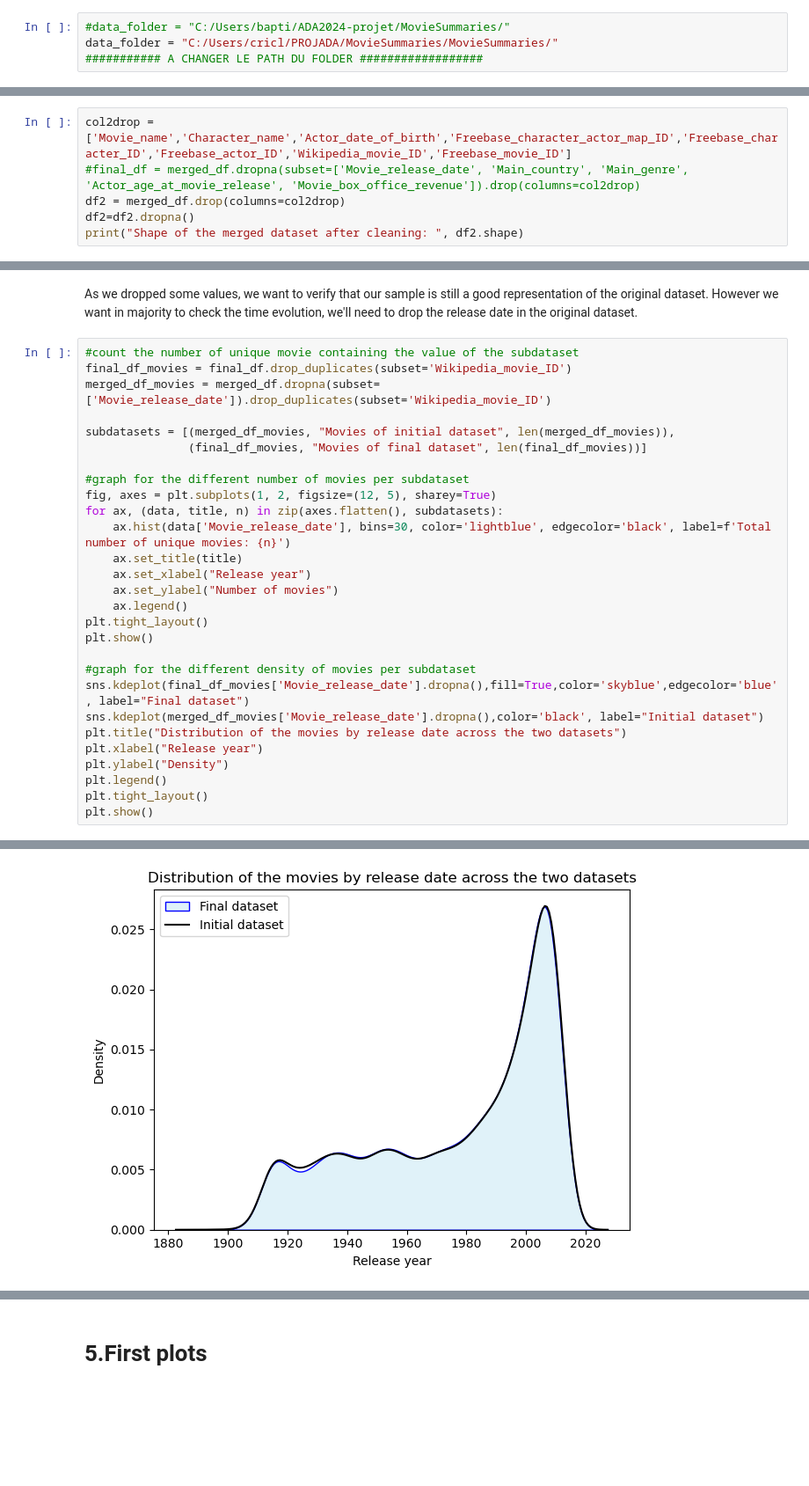
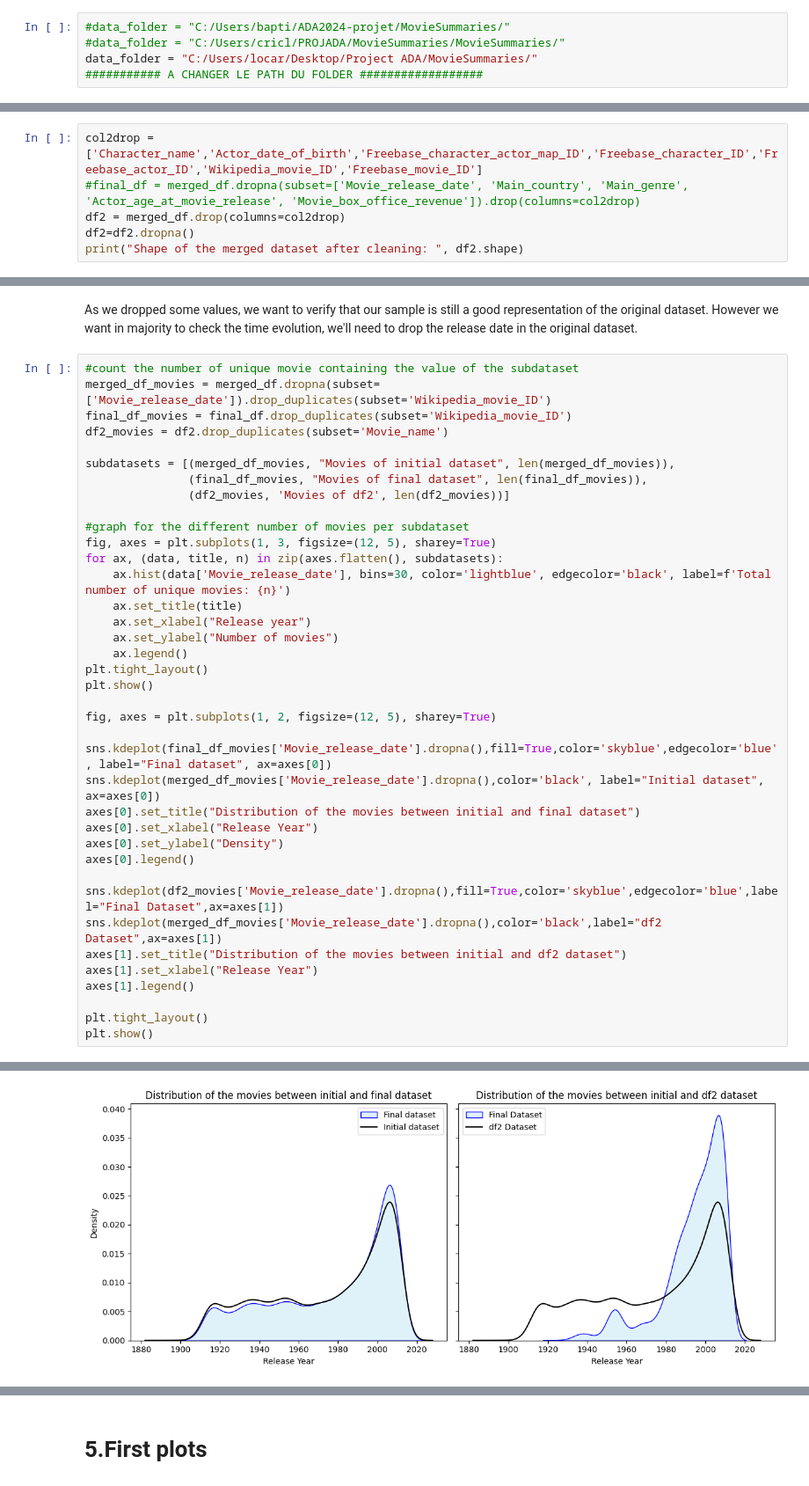
Before and after one commit to epfl-ada/ada-2024-project-ecureuilscosmiques24, a Jupyter notebook: projet_ADA.ipynb, the cells around one changed output, grey strips where cells are left out. Shown at 88% size. Drawn from its saved outputs; the diff is of its cells as text; blank space fills up the shorter version.

Commit message:
added graphs of comparison and changed colors of graphs

```diff
--- a/projet_ADA.ipynb
+++ b/projet_ADA.ipynb
@@ -7,7 +7,8 @@ import seaborn as sns
 import ast
 # %%
 #data_folder = "C:/Users/bapti/ADA2024-projet/MovieSummaries/"
-data_folder = "C:/Users/cricl/PROJADA/MovieSummaries/MovieSummaries/"
+#data_folder = "C:/Users/cricl/PROJADA/MovieSummaries/MovieSummaries/"
+data_folder = "C:/Users/locar/Desktop/Project ADA/MovieSummaries/"
 ########### A CHANGER LE PATH DU FOLDER ##################
 # %%
 try:
@@ -215,7 +216,7 @@ As seen previously, some of our our interest variables have missing values. We w
 - After this reconstruction, if there are any missing genders, they will be replaced by "Unknown"
 - The missing actors' ages will be calculated from their date of birth and the movie release date
 # %%
-col2drop = ['Movie_name','Character_name','Actor_date_of_birth','Freebase_character_actor_map_ID','Freebase_character_ID','Freebase_actor_ID','Wikipedia_movie_ID','Freebase_movie_ID']
+col2drop = ['Character_name','Actor_date_of_birth','Freebase_character_actor_map_ID','Freebase_character_ID','Freebase_actor_ID','Wikipedia_movie_ID','Freebase_movie_ID']
 #final_df = merged_df.dropna(subset=['Movie_release_date', 'Main_country', 'Main_genre', 'Actor_age_at_movie_release', 'Movie_box_office_revenue']).drop(columns=col2drop)
 df2 = merged_df.drop(columns=col2drop)
 df2=df2.dropna()
@@ -366,14 +373,16 @@ final_df.head(3)
 As we dropped some values, we want to verify that our sample is still a good representation of the original dataset. However we want in majority to check the time evolution, we'll need to drop the release date in the original dataset.
 # %%
 #count the number of unique movie containing the value of the subdataset
+merged_df_movies = merged_df.dropna(subset=['Movie_release_date']).drop_duplicates(subset='Wikipedia_movie_ID')
 final_df_movies = final_df.drop_duplicates(subset='Wikipedia_movie_ID')
-merged_df_movies = merged_df.dropna(subset=['Movie_release_date']).drop_duplicates(subset='Wikipedia_movie_ID')
+df2_movies = df2.drop_duplicates(subset='Movie_name')
 
 subdatasets = [(merged_df_movies, "Movies of initial dataset", len(merged_df_movies)),
-               (final_df_movies, "Movies of final dataset", len(final_df_movies))]
+               (final_df_movies, "Movies of final dataset", len(final_df_movies)),
+               (df2_movies, 'Movies of df2', len(df2_movies))]
 
 #graph for the different number of movies per subdataset
-fig, axes = plt.subplots(1, 2, figsize=(12, 5), sharey=True)
+fig, axes = plt.subplots(1, 3, figsize=(12, 5), sharey=True)
 for ax, (data, title, n) in zip(axes.flatten(), subdatasets):
     ax.hist(data['Movie_release_date'], bins=30, color='lightblue', edgecolor='black', label=f'Total number of unique movies: {n}')
     ax.set_title(title)
@@ -383,13 +392,21 @@ for ax, (data, title, n) in zip(axes.flatten(), subdatasets):
 plt.tight_layout()
 plt.show()
 
-#graph for the different density of movies per subdataset
-sns.kdeplot(final_df_movies['Movie_release_date'].dropna(),fill=True,color='skyblue',edgecolor='blue', label="Final dataset")
-sns.kdeplot(merged_df_movies['Movie_release_date'].dropna(),color='black', label="Initial dataset")
-plt.title("Distribution of the movies by release date across the two datasets")
-plt.xlabel("Release year")
-plt.ylabel("Density")
-plt.legend()
+fig, axes = plt.subplots(1, 2, figsize=(12, 5), sharey=True)
+
+sns.kdeplot(final_df_movies['Movie_release_date'].dropna(),fill=True,color='skyblue',edgecolor='blue', label="Final dataset", ax=axes[0])
+sns.kdeplot(merged_df_movies['Movie_release_date'].dropna(),color='black', label="Initial dataset", ax=axes[0])
+axes[0].set_title("Distribution of the movies between initial and final dataset")
+axes[0].set_xlabel("Release Year")
+axes[0].set_ylabel("Density")
+axes[0].legend()
+
+sns.kdeplot(df2_movies['Movie_release_date'].dropna(),fill=True,color='skyblue',edgecolor='blue',label="Final Dataset",ax=axes[1])
+sns.kdeplot(merged_df_movies['Movie_release_date'].dropna(),color='black',label="df2 Dataset",ax=axes[1])
+axes[1].set_title("Distribution of the movies between initial and df2 dataset")
+axes[1].set_xlabel("Release Year")
+axes[1].legend()
+
 plt.tight_layout()
 plt.show()
 # %% [output]
@@ -397,3 +414,3 @@ plt.show()
-[figure, old version]
+[figure, new version]
 # %% [markdown]
 This plot shows the distribution of the movies along time. We can observe that cleaning the dataset doesn't loose much data, and so our new dataset is still representatif of the initial data. And this is quite logical, as the moment when we lose a lot of data, is when we remove the movies without release date. But what shows the graph above is that all the other treatement we did on the data doesn't impact them.
```
Also changed, not shown: parts of 15 cells of this notebook.
